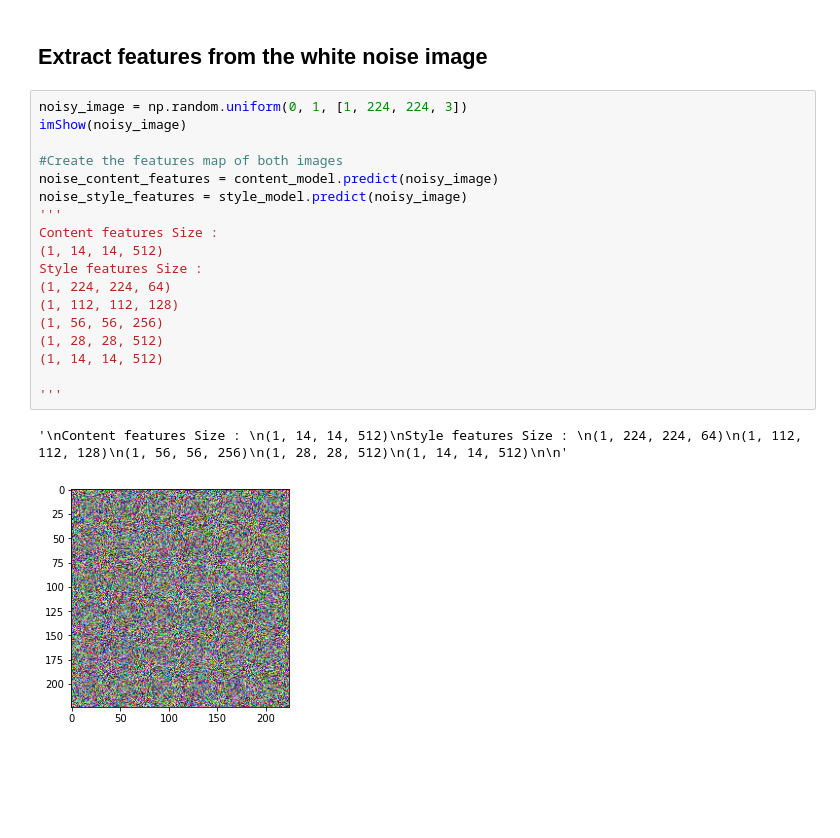
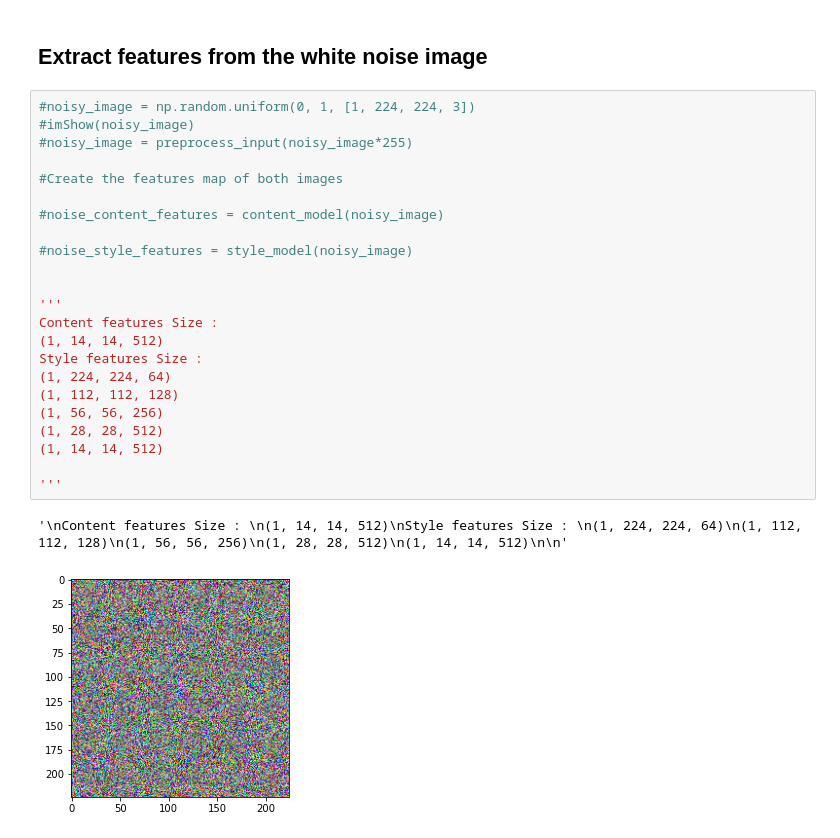
Before and after one commit to HuguesSib/NeuralStyleTransfer, a Jupyter notebook: Project.ipynb, the cells around one changed output. Drawn from its saved outputs; the diff is of its cells as text; blank space fills up the shorter version.

```diff
--- a/Project.ipynb
+++ b/Project.ipynb
@@ -138,24 +143,29 @@ Style features Size :
 # %% [markdown]
 ## Extract features from the white noise image
 # %%
-noisy_image = np.random.uniform(0, 1, [1, 224, 224, 3])
-imShow(noisy_image)
+#noisy_image = np.random.uniform(0, 1, [1, 224, 224, 3])
+#imShow(noisy_image)
+#noisy_image = preprocess_input(noisy_image*255)
 
 #Create the features map of both images
-noise_content_features = content_model.predict(noisy_image)
-noise_style_features = style_model.predict(noisy_image)
+
+#noise_content_features = content_model(noisy_image)
+
+#noise_style_features = style_model(noisy_image)
+
+
 '''
 Content features Size :
 (1, 14, 14, 512)
 Style features Size :
 (1, 224, 224, 64)
 (1, 112, 112, 128)
 (1, 56, 56, 256)
 (1, 28, 28, 512)
 (1, 14, 14, 512)
 
 '''
 # %% [output]
 '\nContent features Size : \n(1, 14, 14, 512)\nStyle features Size : \n(1, 224, 224, 64)\n(1, 112, 112, 128)\n(1, 56, 56, 256)\n(1, 28, 28, 512)\n(1, 14, 14, 512)\n\n'
-[figure, old version]
+[figure, new version]
 # %%
```
Also changed, not shown: parts of 7 cells of this notebook.
